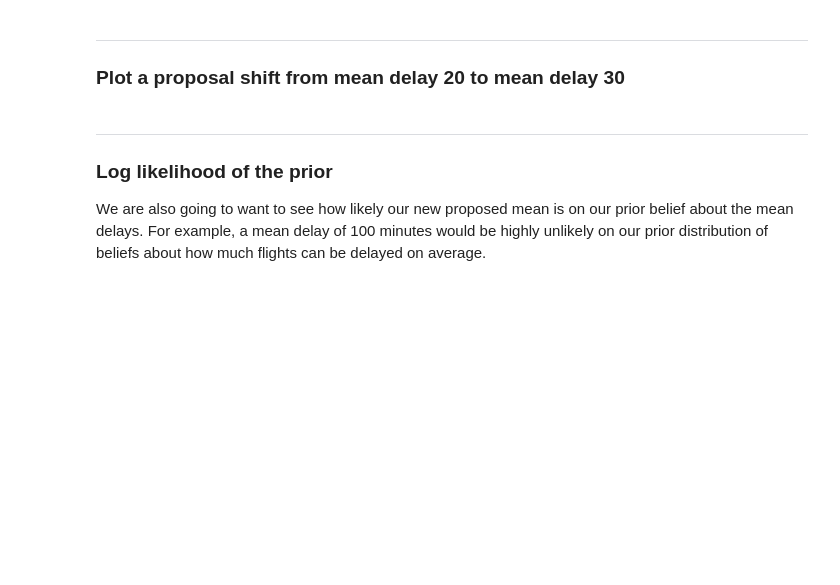
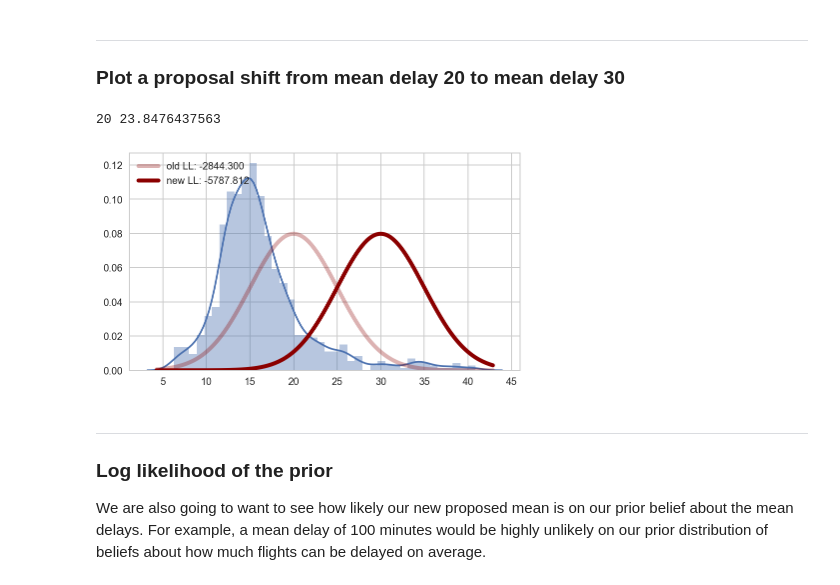
Before and after one commit to matthewbrems/old, a Jupyter notebook: curriculum/08-week/8.10-mcmc/8.10-mcmc-notes.ipynb, the cells around one changed output. Drawn from its saved outputs; the diff is of its cells as text; code cells hidden in the pictures; blank space fills up the shorter version.

```diff
--- a/curriculum/08-week/8.10-mcmc/8.10-mcmc-notes.ipynb
+++ b/curriculum/08-week/8.10-mcmc/8.10-mcmc-notes.ipynb
@@ -197,7 +223,10 @@ def plot_proposal_move(data, old_mean, new_mean, fixed_std):
 # %%
 new_proposed_mean = get_new_proposal(20, 5)
 print 20, new_proposed_mean
-plot_proposal_move(delay, 20, new_proposed_mean, 5)
+plot_proposal_move(delay, 20, 30, 5)
+# %% [output]
+20 23.8476437563
+[figure, added]
 # %% [markdown]
 ---
 
```
Also changed, not shown: parts of 17 cells of this notebook.
